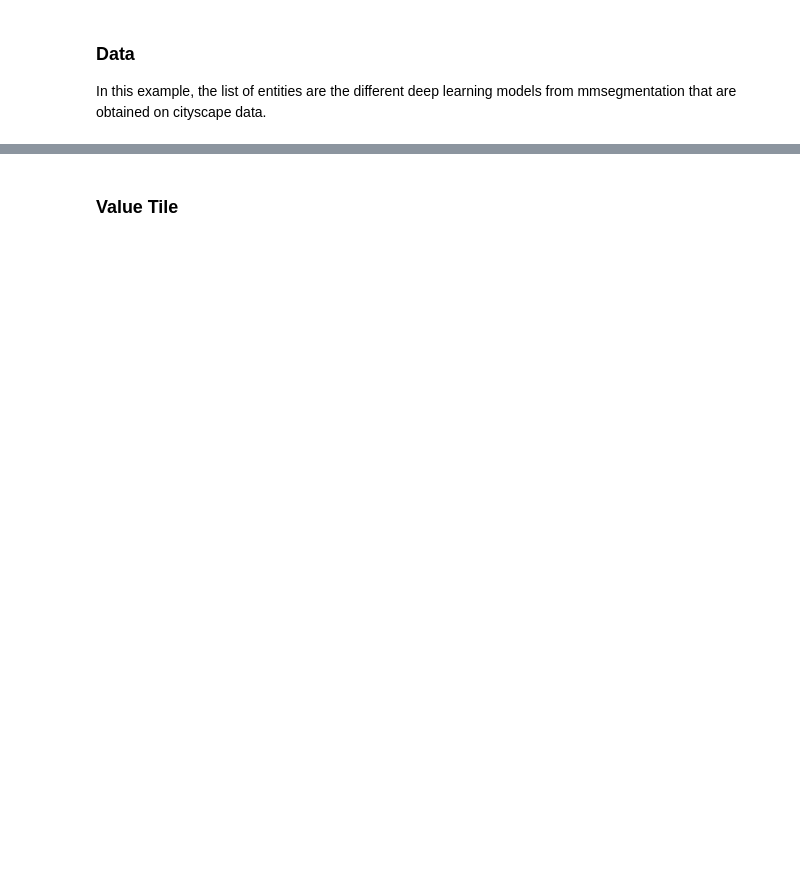
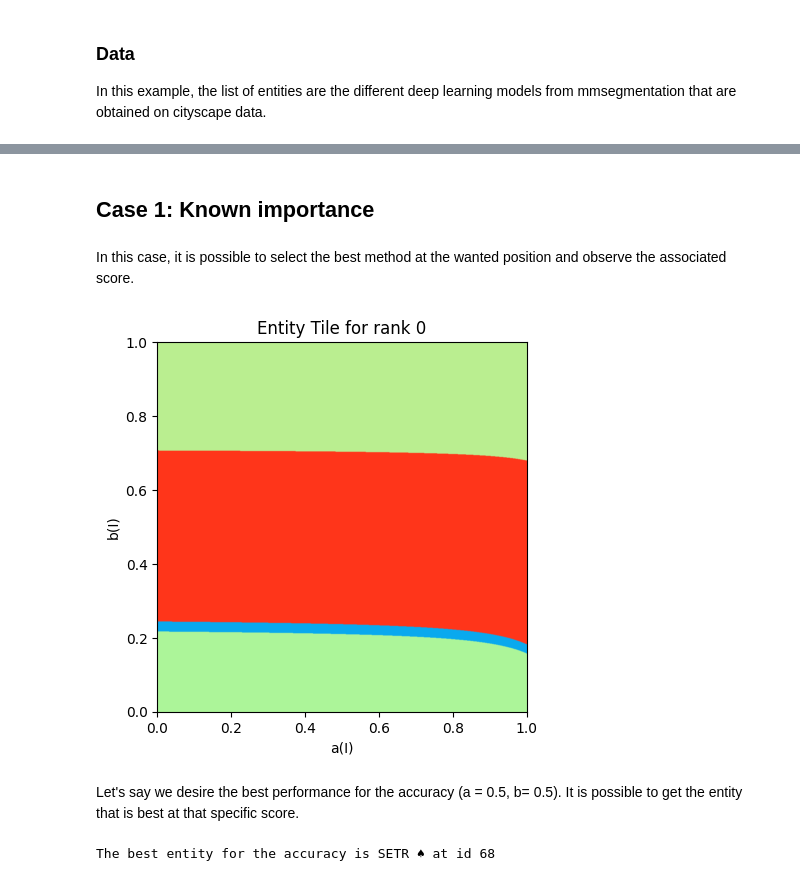
Before and after one commit to uliege-performance/sorbetto, a Jupyter notebook: examples/app_developper.ipynb, the cells around one changed output, grey strips where cells are left out. Cells and saved outputs as stored; diff of their text form; code cells hidden in the pictures; blank space fills up the shorter version.

```diff
--- a/examples/app_developper.ipynb
+++ b/examples/app_developper.ipynb
@@ -40,8 +34,6 @@ In this example, the list of entities are the different deep learning models fro
 # %%
 # loading data
 
-from sorbetto.core.entity import Entity
-from sorbetto.performance.two_class_classification import TwoClassClassificationPerformance
 
 PATH_DATA = os.path.join(os.getcwd(), 'data', 'semantic_segmentation_methods.json')
 
@@ -51,6 +43,21 @@ MAP_DATASETS = {
     'Pascal VOC 2012': '♦',
     'COCO-Stuff 164k': '♣'
 }
+
+def get_colors ( num_colors ) :
+    x = np.linspace ( 0.0 , 1.0 , num_colors )
+    a = np.floor ( x * x * np.sqrt ( num_colors ) )
+    v = 1.0 - a / ( np.max ( a ) + 1 )
+    h = x * x * ( np.max ( a ) + 1 )
+    h = h - np.floor ( h )
+    hsv = np.ones ( [num_colors,3] )
+    hsv [:,0] = h
+    hsv [:,1] = v
+    hsv [:,2] = 1.0
+    rgb = hsv_to_rgb( hsv )
+    rgba = np.ones ( [num_colors,4] )
+    rgba [:,0:3] = rgb
+    return rgba
 
 def read_json(filePath:str):
     """
@@ -118,2 +98,0 @@ entity_tile = analysis_dev.getEntityTile()
-# %% [markdown]
-### Value Tile
@@ -122,0 +99,32 @@ entity_tile = analysis_dev.getEntityTile()
+# %%
+params = ParameterizationDefault()
+
+analysis = AnalysisForAppDeveloper(
+    entities=data,
+    parameterization=params
+)
+# %% [markdown]
+## Case 1: Known importance
+# %% [markdown]
+In this case, it is possible to select the best method at the wanted position and observe the associated score.
+# %%
+# Observing which entity is the best at a given score.
+
+entity_tile = analysis.getEntityTile(0)
+entity_tile.draw()
+plt.show()
+# %% [output]
+[figure, added]
+# %% [markdown]
+Let's say we desire the best performance for the accuracy (a = 0.5, b= 0.5). It is possible to get the entity that is best at that specific score.
+# %%
+pt = params.locateAccuracy()
+a_id = np.argmin(np.abs(entity_tile._vec_x - pt.x))
+b_id = np.argmin(np.abs(entity_tile._vec_y - pt.y))
+
+id_list = entity_tile.mat_value[a_id, b_id]
+best_entity_accuracy = data[id_list]
+
+print(f"The best entity for the accuracy is {best_entity_accuracy.name} at id {id_list}")
+# %% [output]
+The best entity for the accuracy is SETR ♠ at id 68
```
Also changed, not shown: parts of 26 cells of this notebook.
